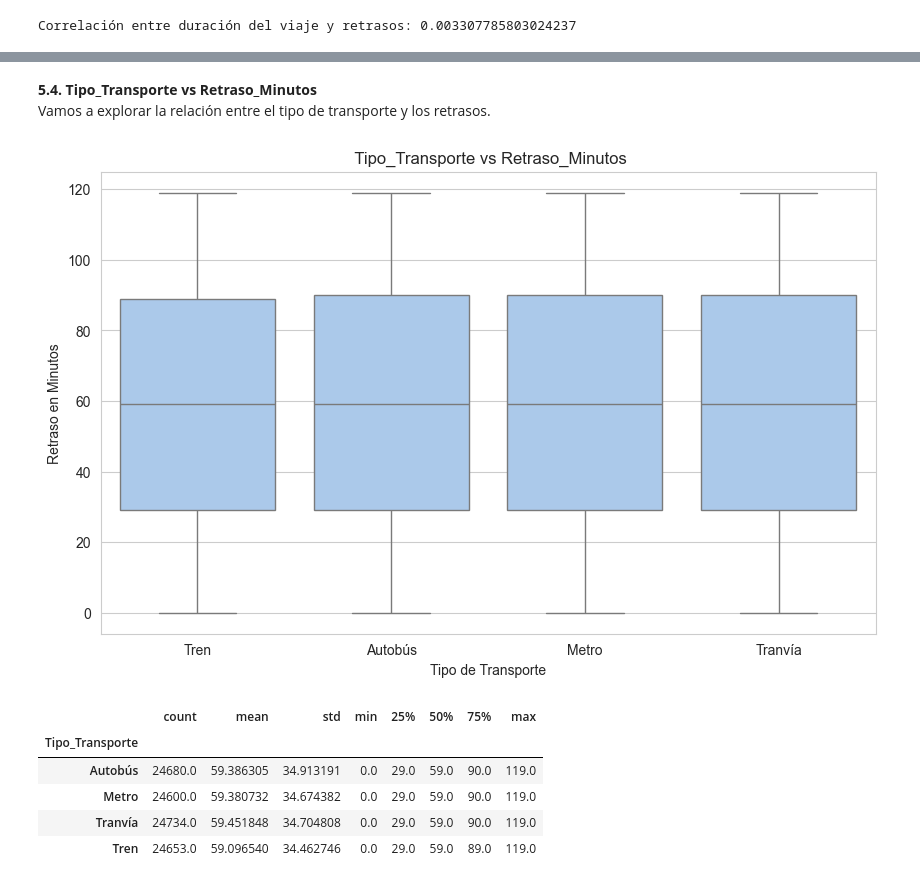
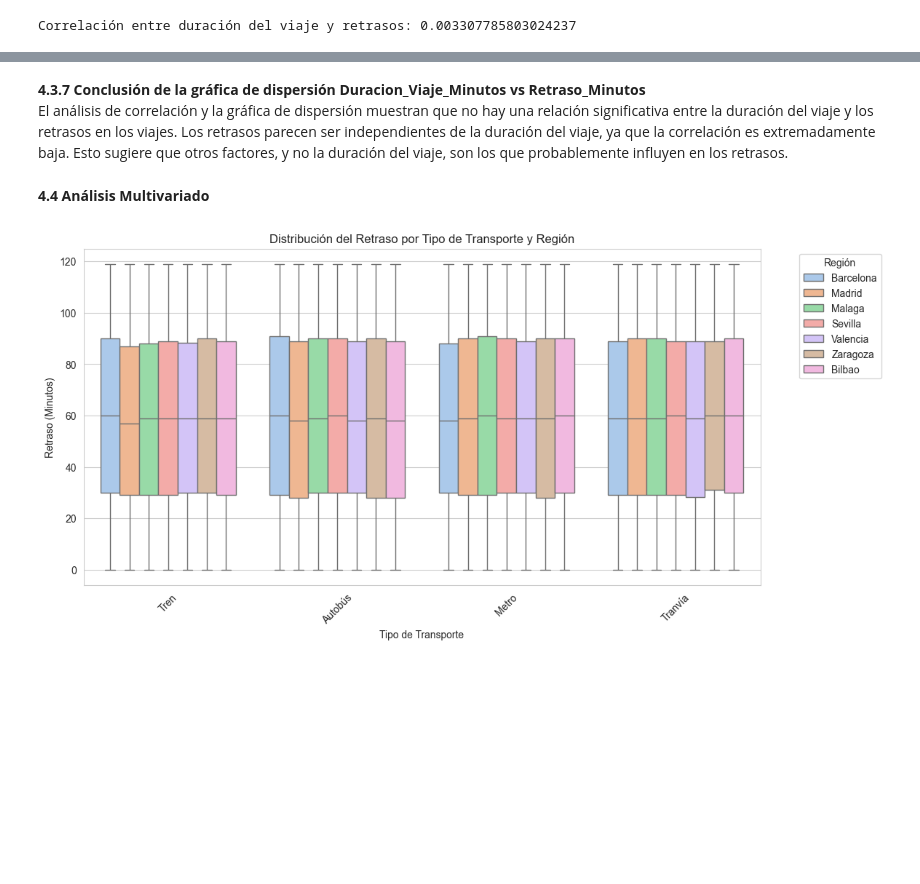
Before and after one commit to aramosseijo/An-lisis-de-Datos-de-Transporte-P-blico-en-Espanha, a Jupyter notebook: NoteBook/EDA.ipynb, the cells around one changed output, grey strips where cells are left out. Drawn from its saved outputs; the diff is of its cells as text; code cells hidden in the pictures; blank space fills up the shorter version.

```diff
--- a/NoteBook/EDA.ipynb
+++ b/NoteBook/EDA.ipynb
@@ -496,0 +432,14 @@ plt.show()
+# %%
+# Distribución de viajes por hora
+data['Hora'] = data['Fecha'].dt.hour
+plt.figure(figsize=(12, 6))
+sns.countplot(x='Hora', data=data, hue='Hora', dodge=False, palette='viridis', legend=False)
+plt.title('Distribución de Viajes por Hora')
+plt.xlabel('Hora del Día')
+plt.ylabel('Cantidad de Viajes')
+plt.tight_layout()
+plt.show
+# Mostrar estadísticas descriptivas después del gráfico
+print("\n")
+print('Estadísticas descriptivas de Viajes por hora')
+print(data['Fecha'].dt.hour.describe())
@@ -642,0 +640,16 @@ Vamos a explorar la relación entre el número de pasajeros y los retrasos.
+# %%
+# Retrasos por Día de la Mes
+data['Mes'] = data['Fecha'].dt.month
+plt.figure(figsize=(12, 6))
+sns.boxplot(x='Mes', y='Retraso_Minutos', data=data, hue='Mes', palette="Set2", dodge=False)
+plt.title('Retrasos por Mes')
+plt.xlabel('Mes')
+plt.ylabel('Retraso en Minutos')
+plt.legend([],[], frameon=False)  # Ocultar la leyenda
+plt.show()
+# Estadísiticas descriptivas
+transporte_stats = data.groupby('Mes')['Retraso_Minutos'].describe()
+display(transporte_stats)
+# Correlación entre duración del viaje y retrasos
+duracion_corr = data['Mes'].corr(data['Retraso_Minutos'])
+print(f'Correlación entre duración del Mes y retrasos: {duracion_corr}')
@@ -698,23 +700,16 @@ Correlación entre duración del viaje y retrasos: 0.003307785803024237
-# %% [markdown]
-**5.4. Tipo_Transporte vs Retraso_Minutos**
-Vamos a explorar la relación entre el tipo de transporte y los retrasos.
+# %% [markdown]
+**4.3.7 Conclusión de la gráfica de dispersión Duracion_Viaje_Minutos vs Retraso_Minutos**
+El análisis de correlación y la gráfica de dispersión muestran que no hay una relación significativa entre la duración del viaje y los retrasos en los viajes. Los retrasos parecen ser independientes de la duración del viaje, ya que la correlación es extremadamente baja. Esto sugiere que otros factores, y no la duración del viaje, son los que probablemente influyen en los retrasos.
+# %% [markdown]
+**4.4 Análisis Multivariado**
 # %%
-# Gráfico de caja de retrasos por tipo de transporte
-plt.figure(figsize=(10, 6))
-sns.boxplot(x='Tipo_Transporte', y='Retraso_Minutos', data=data)
-plt.title(' Tipo_Transporte vs Retraso_Minutos')
+plt.figure(figsize=(12, 6))
+sns.boxplot(x='Tipo_Transporte', y='Retraso_Minutos', hue='Region', data=data)
+plt.title('Distribución del Retraso por Tipo de Transporte y Región')
 plt.xlabel('Tipo de Transporte')
-plt.ylabel('Retraso en Minutos')
+plt.ylabel('Retraso (Minutos)')
+plt.xticks(rotation=45)
+plt.legend(title='Región', bbox_to_anchor=(1.05, 1), loc='upper left')
 plt.show()
-
-# Estadísticas descriptivas por tipo de transporte
-transporte_stats = data.groupby('Tipo_Transporte')['Retraso_Minutos'].describe()
-transporte_stats
 # %% [output]
-[figure, old version]
+[figure, new version]
-|  | count | mean | std | min | 25% | 50% | 75% | max |
-| Tipo_Transporte |  |  |  |  |  |  |  |  |
-| Autobús | 24680.0 | 59.386305 | 34.913191 | 0.0 | 29.0 | 59.0 | 90.0 | 119.0 |
-| Metro | 24600.0 | 59.380732 | 34.674382 | 0.0 | 29.0 | 59.0 | 90.0 | 119.0 |
-| Tranvía | 24734.0 | 59.451848 | 34.704808 | 0.0 | 29.0 | 59.0 | 90.0 | 119.0 |
-| Tren | 24653.0 | 59.096540 | 34.462746 | 0.0 | 29.0 | 59.0 | 89.0 | 119.0 |
```
Also changed, not shown: parts of 96 cells of this notebook, 6 other files.
